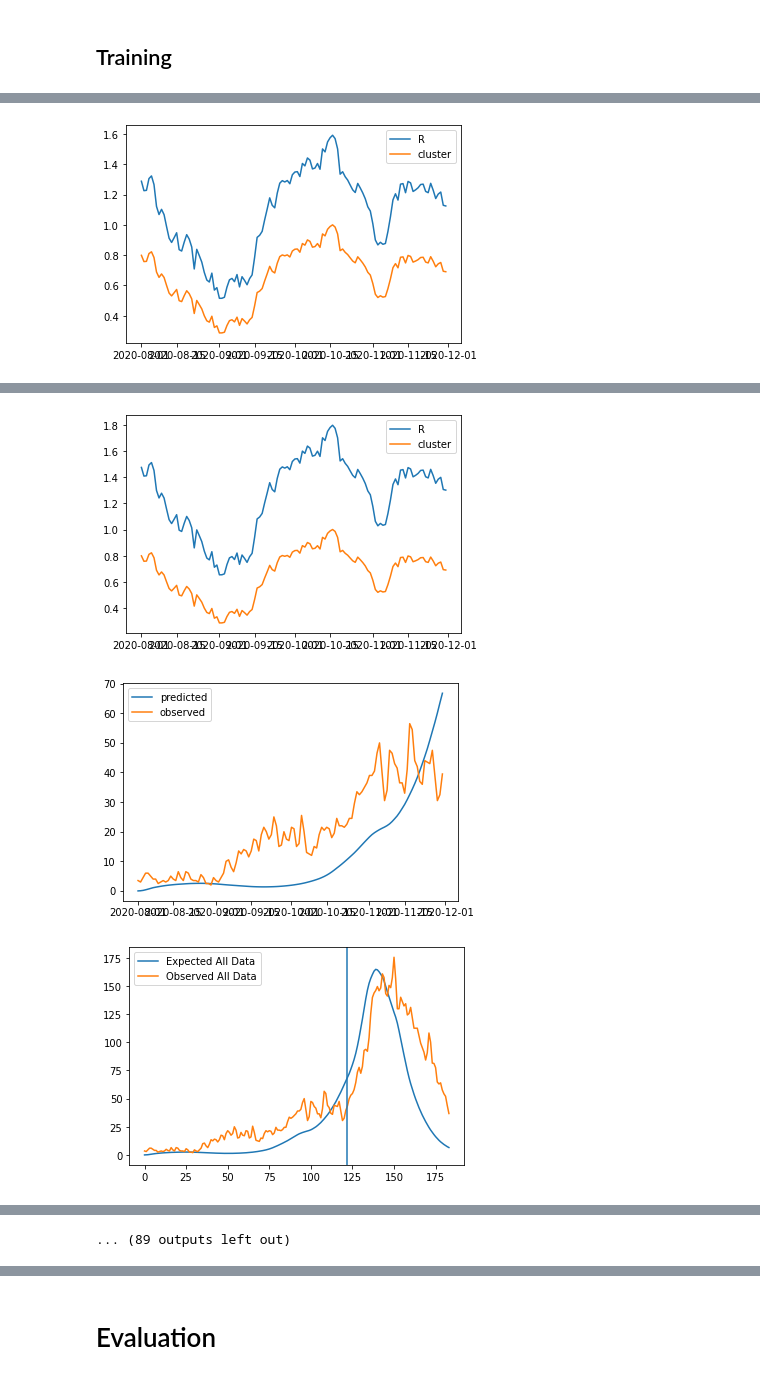
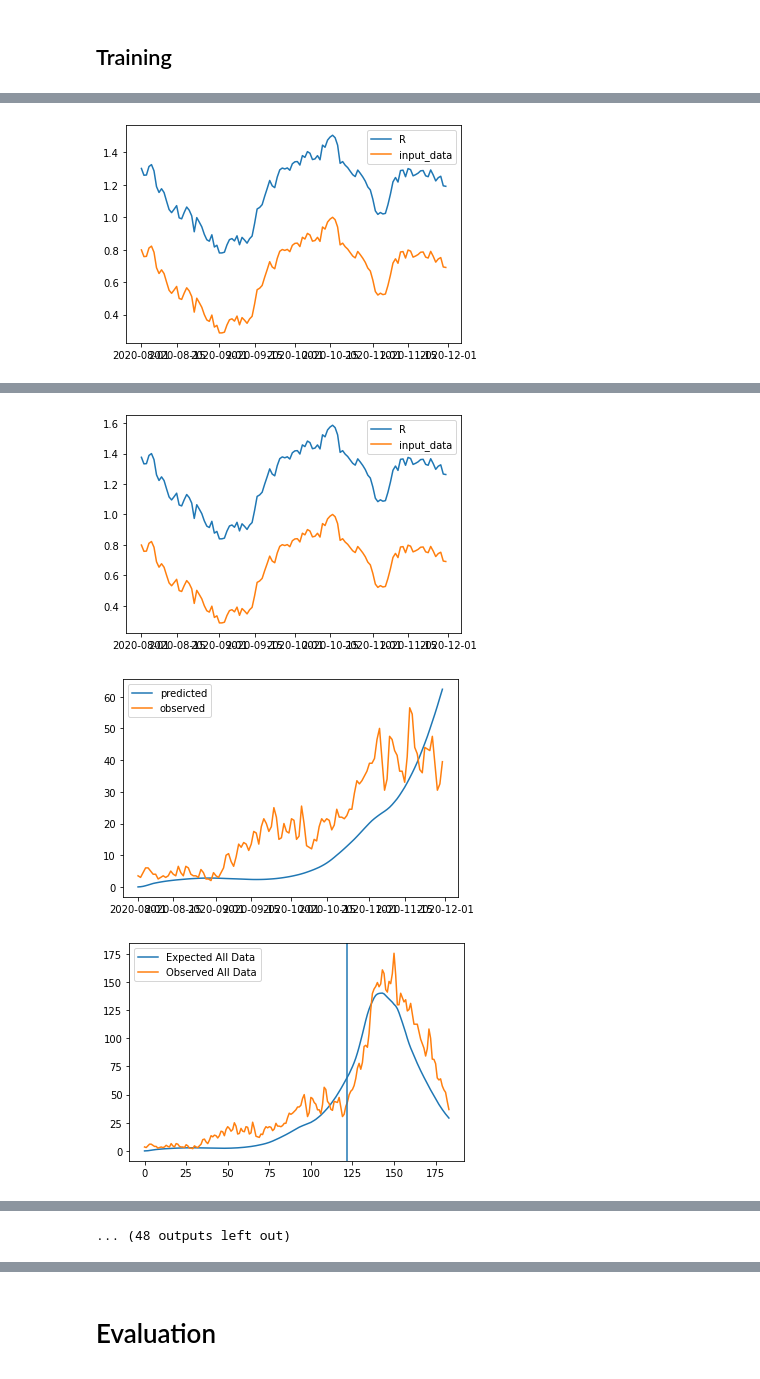
Before and after one commit to anuarsantoyo/master-thesis, a Jupyter notebook: model/model_optimization_split.ipynb, the cells around one changed output, grey strips where cells are left out. Saved outputs shown, nothing was run; the diff lists cells and outputs as text; code cells hidden in the pictures.

```diff
--- a/model/model_optimization_split.ipynb
+++ b/model/model_optimization_split.ipynb
@@ -82,0 +94,16 @@ df_obs.head(3)
+# %%
+if input_type == 'factor_data':
+  input_data_cols = ['F0_cautious_behaviour',  'F1_perception_advice'] #['F0_cautious_behaviour', 'F1_perception_advice', 'F2_applicability_usefullness_advice', 'F3_behaviour_others', 'F4_consequence_advice']
+  input_data_train, input_data_test = get_model_input(start=start_time, end=end_time, split_date=train_test_split_time, path='data/modeling/fa_data_model_input.csv', rolling_avg=7, input_data_cols=input_data_cols)
+  input_data = get_model_input(start=start_time, end=end_time, split_date=None, path='data/modeling/fa_data_model_input.csv', rolling_avg=7, input_data_cols=input_data_cols)
+
+elif input_type == 'group_data':
+  input_data_cols = ''
+  input_data_train, input_data_test = get_model_input(start=start_time, end=end_time, split_date=train_test_split_time, path='data/modeling/group_percentage_non_careful.csv', rolling_avg=7, input_data_cols=None)
+  input_data = get_model_input(start=start_time, end=end_time, split_date=None, path='data/modeling/group_percentage_non_careful.csv', rolling_avg=7, input_data_cols=None)
+elif input_type == 'mobility_data':
+  input_data_cols = ['google_workplaces', 'google_residential', 'google_transit'] #['apple_driving', 'apple_walking', 'apple', 'google_retail', 'google_grocery', 'google_workplaces', 'google_residential', 'google_transit', 'google', 'telco', 'applegoogle']
+  input_data_train, input_data_test = get_model_input(start=start_time, end=end_time, split_date=train_test_split_time, path='data/modeling/mobility_data_denmark.csv', rolling_avg=7, input_data_cols=input_data_cols)
+  input_data = get_model_input(start=start_time, end=end_time, split_date=None, path='data/modeling/mobility_data_denmark.csv', rolling_avg=7, input_data_cols=input_data_cols)
+input_data_size = input_data.shape[1]
+input_data_size
@@ -89,7 +114,11 @@ cero = torch.tensor(0., requires_grad=False, device=device, dtype=dtype)
 # %% [markdown]
 ### Initialize method parameter
-# %%
-method = Linear(device=device, dtype=dtype, input_size=1)
+# %%
+if method_type == 'linear':
+  method = Linear(device=device, dtype=dtype, input_size=input_data_size)
+
+elif method_type == 'nn':
+  method = NN(device=device, dtype=dtype, input_size=input_data_size)
 # %% [markdown]
 ### Initialize alpha and phi
 # %%
@@ -108,4 +133,0 @@ input_data_path = 'data/modeling/group_percentage_non_careful.csv'
-# %%
-input_data_train, input_data_test = get_model_input(start=start_time, end=end_time, split_date=train_test_split_time, path=input_data_path, rolling_avg=7)
-input_data = get_model_input(start=start_time, end=end_time, split_date=None, path=input_data_path, rolling_avg=7)
-input_data_train.shape
@@ -126,7 +138,7 @@ input_data.shape
 # %%
 from torch.optim.lr_scheduler import ExponentialLR
 
-epochs = 2000
+epochs = 1000
 # model_parameter = [dict_param['prime_values']['alpha'], dict_param['prime_values']['phi']] + [dict_param['prime_values']['epsilon']]
 
 params_to_be_optimized = method.get_parameters() + [dict_param['prime_values']['phi']]
@@ -148,9 +160,9 @@ for i in range(epochs):
 
   # calc loss
   comparison_loss_train =  calc_mse(expected, observed_train) * dict_param['real_values']['phi'] #calc_poisson_loss(expected, observed_train) * dict_param['real_values']['phi']# #calc_negative_binomnial_loss(expected, observed_train, dict_param['real_values']['phi']) #
-  #method_loss = method.calculate_loss()
+  method_loss = method.calculate_loss()
   model_param_loss = calc_prior_loss(dict_param, device, dtype)
-  loss = comparison_loss_train + model_param_loss #method_loss +
+  loss = comparison_loss_train + model_param_loss + method_loss
 
   # backward pass
   loss.backward()
@@ -165,7 +177,7 @@ for i in range(epochs):
         expected_test = epid_model(R=method.calculate_R(input_data_test), initial_newly_infected = initial_newly_infected, alpha=dict_param['real_values']['alpha'], device=device, dtype=dtype)[observation][-df_obs_test.shape[0]:]
         print(f"Step: {i}, Learning Rate: {current_lr} Time: {current_time}, Comparison Loss: {comparison_loss_train}")
         plt.plot(df_obs_train['Date'], method.calculate_R(input_data_train).cpu().detach().numpy(), label='R')
-        plt.plot(df_obs_train['Date'], input_data_train, label='cluster')
+        plt.plot(df_obs_train['Date'], input_data_train, label='input_data')
         plt.legend()
         plt.show()
     if i % 100==0:
@@ -189 +201 @@ Step: 50, Learning Rate: 0.00950254422568834 Time: 0.0334, Comparison Loss: 1408
-[figure, old version]
+[figure, new version]
@@ -191,3 +203,3 @@ Step: 100, Learning Rate: 0.009038873549665948 Time: 0.0335, Comparison Loss: 45
-[figure, old version]
+[figure, new version]
-[figure, old version]
+[figure, new version]
-[figure, old version]
+[figure, new version]
@@ -196,3 +208,3 @@ Step: 150, Learning Rate: 0.008597827393003531 Time: 0.035, Comparison Loss: 454
-... (89 outputs left out)
+... (48 outputs left out)
 # %%
 comparison_loss_train / dict_param['real_values']['phi']
```
Also changed, not shown: parts of 26 cells of this notebook, 17 other files.
